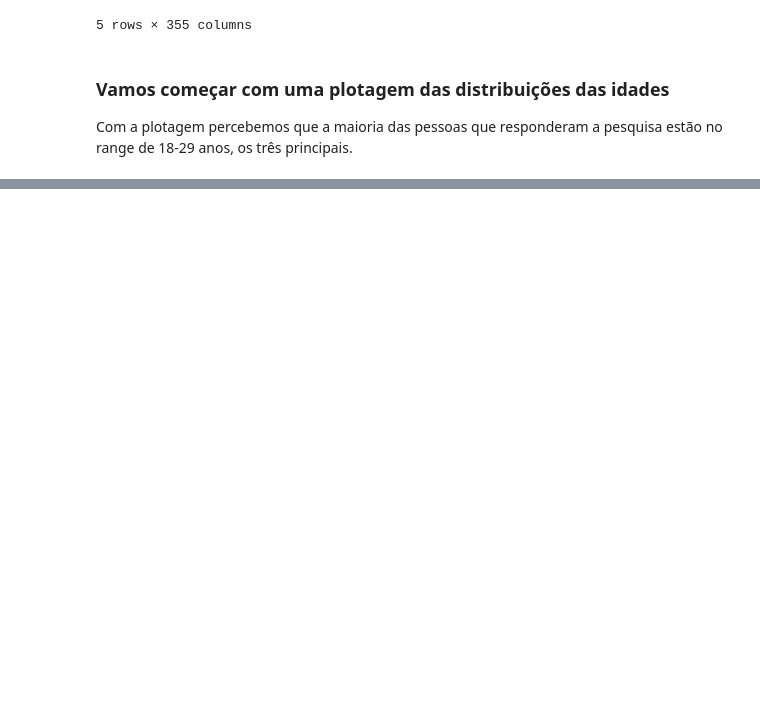
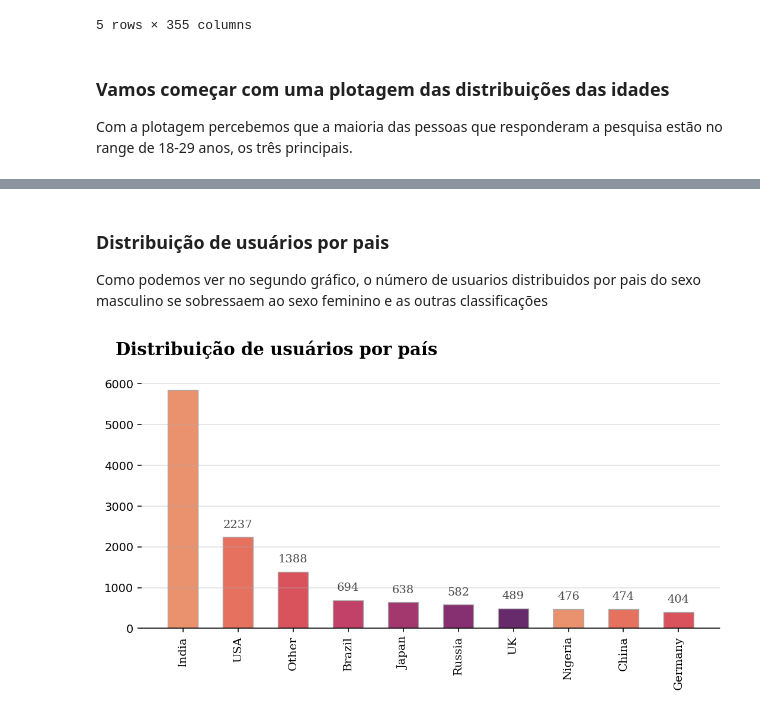
Before and after one commit to Ighus/ds_kaggle_2020_survey_competition, a Jupyter notebook: notebook.ipynb, the cells around one changed output, grey strips where cells are left out. Saved outputs shown, nothing was run; the diff lists cells and outputs as text; code cells hidden in the pictures; blank space fills up the shorter version.

Commit message:
Adicionando mais gráficos de análise

```diff
--- a/notebook.ipynb
+++ b/notebook.ipynb
@@ -144,0 +132,27 @@ plt.show()
+# %% [markdown]
+### Distribuição de usuários por pais
+Como podemos ver no segundo gráfico, o número de usuarios distribuidos por pais do sexo masculino se sobressaem ao sexo feminino e as outras classificações
+# %%
+data_q4 = data['Q3'].value_counts().nlargest(10).rename(index={'United States of America':'USA', 'United Kingdom of Great Britain and Northern Ireland': 'UK'})
+
+fig, ax = plt.subplots(1,1, figsize=(9, 4))
+ax.bar(data_q4.index, data_q4, width=0.55,
+       edgecolor='darkgray', color=sns.color_palette("flare", 7),
+       linewidth=0.7)
+
+for i in data_q4.index:
+    ax.annotate(f"{data_q4[i]}",
+                   xy=(i, data_q4[i] + 300),
+                   va = 'center', ha='center',fontweight='light', fontfamily='serif',
+                   color='#4a4a4a')
+
+
+for s in ['top', 'left', 'right']:
+    ax.spines[s].set_visible(False)
+
+ax.set_xticklabels(data_q4.index, fontfamily='serif', rotation=90)
+fig.text(0.09, 0.95, 'Distribuição de usuários por país', fontsize=15, fontweight='bold', fontfamily='serif')
+ax.grid(axis='y', linestyle='-', alpha=0.4)
+plt.show()
+# %% [output]
+[figure, added]
```
Also changed, not shown: parts of 6 cells of this notebook, 1 other file.
